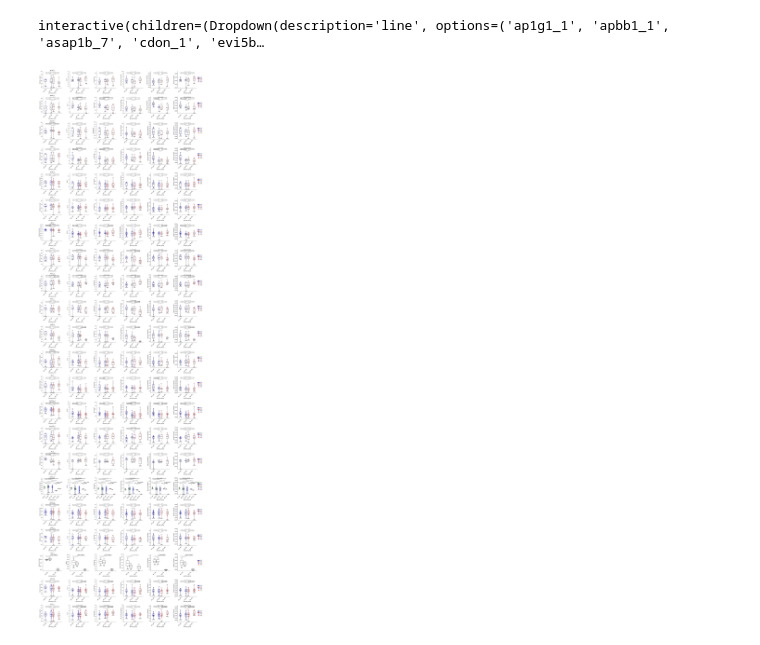
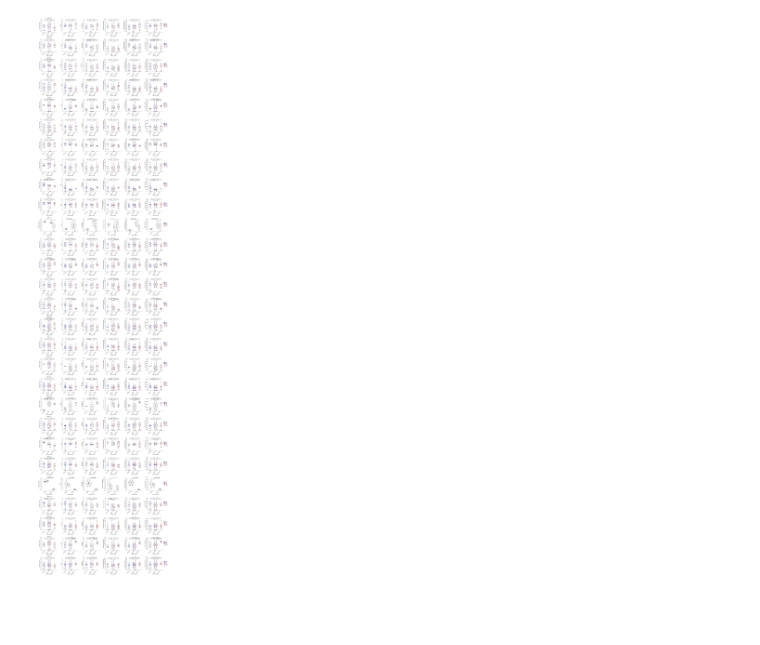
Before and after one commit to vastgroup/mic-social-behavior-analysis, a Jupyter notebook: eda_tr_indivs.ipynb, the cells around one changed output. Drawn from its saved outputs; the diff is of its cells as text; code cells hidden in the pictures; blank space fills up the shorter version.

Commit message:
plot from config file

```diff
--- a/eda_tr_indivs.ipynb
+++ b/eda_tr_indivs.ipynb
@@ -29,22 +9,30 @@ variables = [
-# %%
-variables_ = variables
-@interact(
-    line=lines,
-)
-def plot_attention_map(
-    line=lines[0],
-):
-    fig, axs = plt.subplots(1, len(variables_), figsize=(6 * len(variables_),5), num=1)
-    plt.subplots_adjust(wspace=0.4)
-    _plot_line_variables(axs, tr_indivs_indiv_stat, line, variables_)
-# %% [output]
-interactive(children=(Dropdown(description='line', options=('ap1g1_1', 'apbb1_1', 'asap1b_7', 'cdon_1', 'evi5b…
-# %%
-fig, axs = plt.subplots(len(lines), len(variables), figsize=(30, 5 * len(lines)))
-plt.subplots_adjust(wspace=0.4, hspace=.5)
-for axs_row, line in zip(axs, lines):
-    _plot_line_variables(axs_row, tr_indivs_indiv_stat, line, variables)
-fig.savefig(TR_INDIV_VARS_BOXPLOTS_FILE_PATH, transparent=False)
-fig.savefig(TR_INDIV_VARS_BOXPLOTS_FILE_PATH.replace('.pdf', '.png'), transparent=False)
-# %% [output]
-[figure, removed]
+# %%
+def plot(config_dict):
+    data_info = TRAJECTORYTOOLS_DATASETS_INFO[config_dict['data_variables_group']]
+    data = pd.read_pickle(data_info['file_path'])
+    data_filtered = data_filter(data, config_dict['data_filters'])
+    data_filtered_stat = data_filtered.groupby(
+        config_dict['groupby_cols']
+    ).agg(config_dict['agg_rule']).reset_index()
+    assert config_dict['partition_column'] in data_filtered_stat
+    partitions = data_filtered_stat[config_dict['partition_column']].unique()
+    variables = config_dict['variables']
+    fig, axs = plt.subplots(len(partitions), len(variables), figsize=(30, 5 * len(partitions)))
+    plt.subplots_adjust(wspace=0.4, hspace=.5)
+    for axs_row, partition in zip(axs, partitions):
+        partition_data = data_filtered_stat[data_filtered_stat[config_dict['partition_column']] == partition]
+        boxplot_variables(
+            axs_row,
+            partition_data,
+            variables,
+            partition,
+            config_dict['boxplot_kwargs'],
+            config_dict['pairs_of_groups_for_stats'],
+            config_dict['stats_kwargs']
+        )
+    for extension in config_dict['extensions']:
+        fig.savefig(config_dict['save_path'] + f".{extension}")
+# %%
+plot(TR_INDIVS_BOXPLOT_MEAN_STAT_MEAN)
+# %% [output]
+[figure, added]
```
Also changed, not shown: parts of 4 cells of this notebook, 7 other files.
